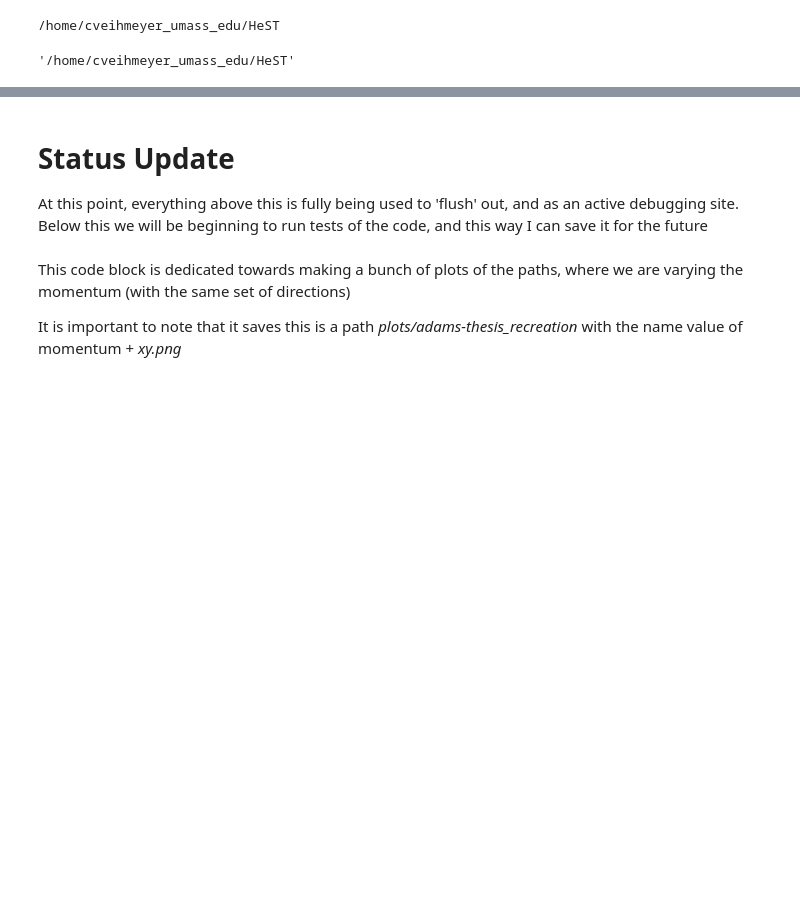
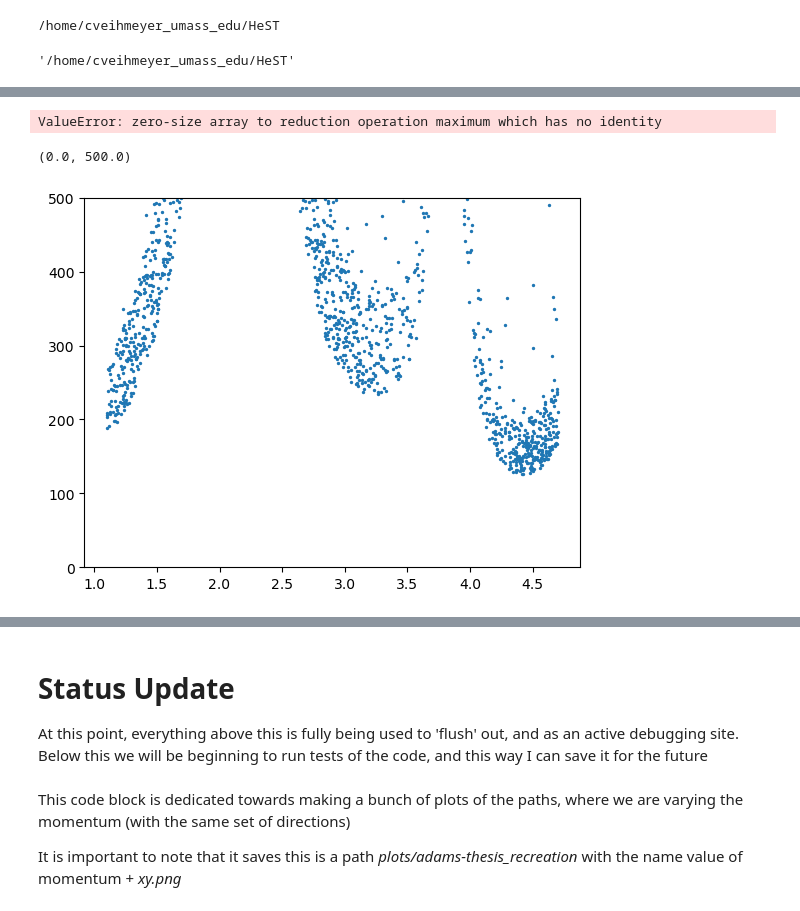
Before and after one commit to spice-herald/HeST, a Jupyter notebook: debug/Amherst_cell_debugging.ipynb, the cells around one changed output, grey strips where cells are left out. Cells and saved outputs as stored; diff of their text form; code cells hidden in the pictures; blank space fills up the shorter version.

```diff
--- a/debug/Amherst_cell_debugging.ipynb
+++ b/debug/Amherst_cell_debugging.ipynb
@@ -52,3 +63,13 @@ def plot_stacked_hist(evap):
+# %%
+print(np.max(evap.momentum[0][R_plus_mask]))
+# %% [output]
+ValueError: zero-size array to reduction operation maximum which has no identity
+# %%
+plt.scatter(evap.momentum[1], evap.arrivalTimes_us[1], s= 2)
+plt.ylim(0, 500)
+# %% [output]
+(0.0, 500.0)
+[figure, added]
 # %%
 pos = [0.0, 0.0, .1]
 useMap = False
```
Also changed, not shown: parts of 43 cells of this notebook, 24 other files.
